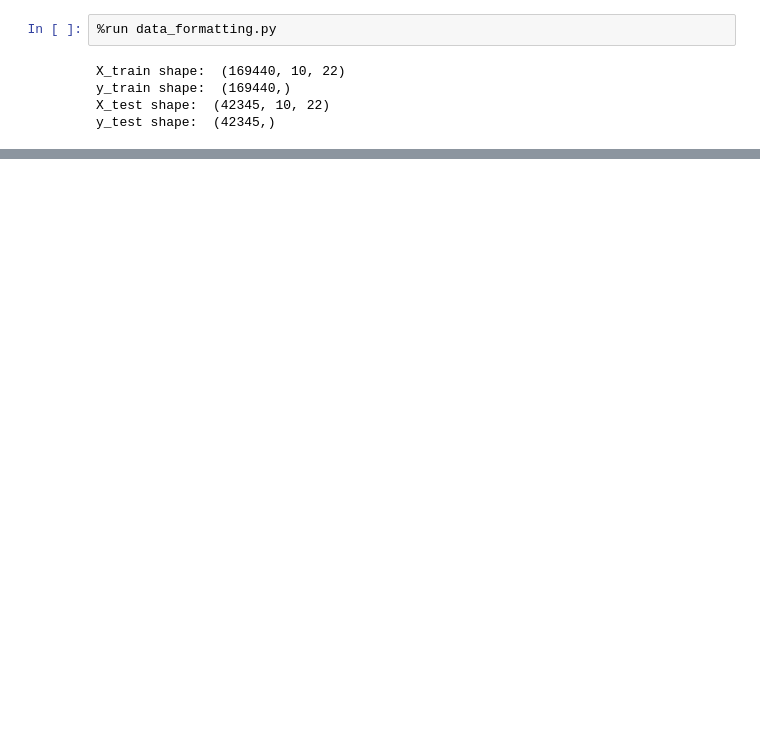
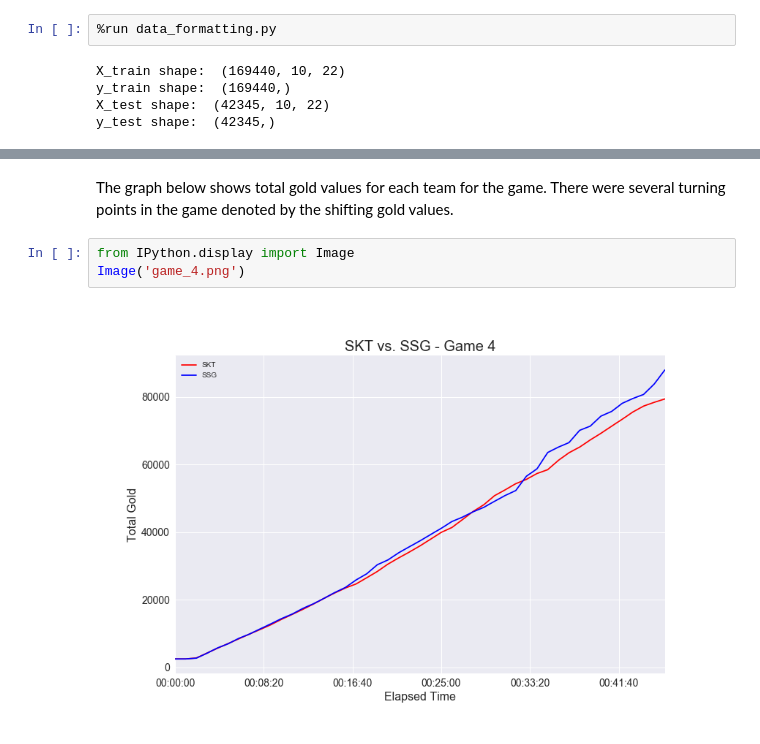
Before and after one commit to MPhillips55/Capstone_Project_2_League_of_Legends, a Jupyter notebook: Machine_Learning/LSTM_NN_to_predict_lol.ipynb, the cells around one changed output, grey strips where cells are left out. Drawn from its saved outputs; the diff is of its cells as text; blank space fills up the shorter version.

```diff
--- a/Machine_Learning/LSTM_NN_to_predict_lol.ipynb
+++ b/Machine_Learning/LSTM_NN_to_predict_lol.ipynb
@@ -56,0 +185,7 @@ score
+# %% [markdown]
+The graph below shows total gold values for each team for the game. There were several turning points in the game denoted by the shifting gold values.
+# %%
+from IPython.display import Image
+Image('game_4.png')
+# %% [output]
+[figure, added]
```
Also changed, not shown: parts of 35 cells of this notebook, 2 other files.
